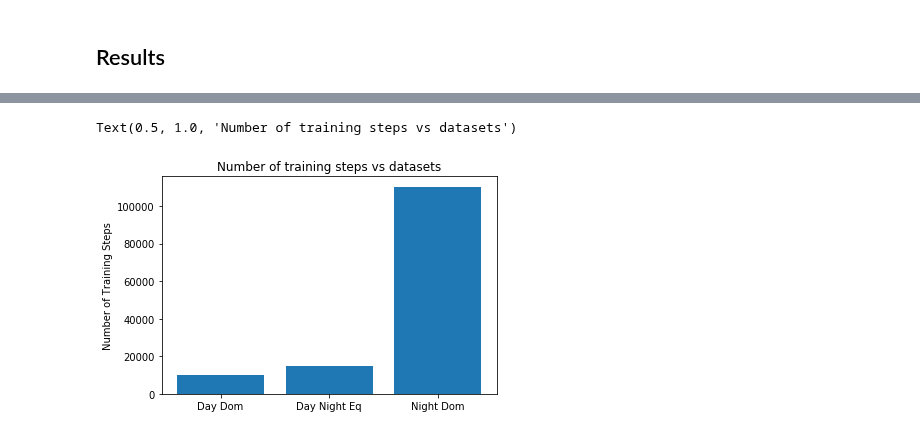
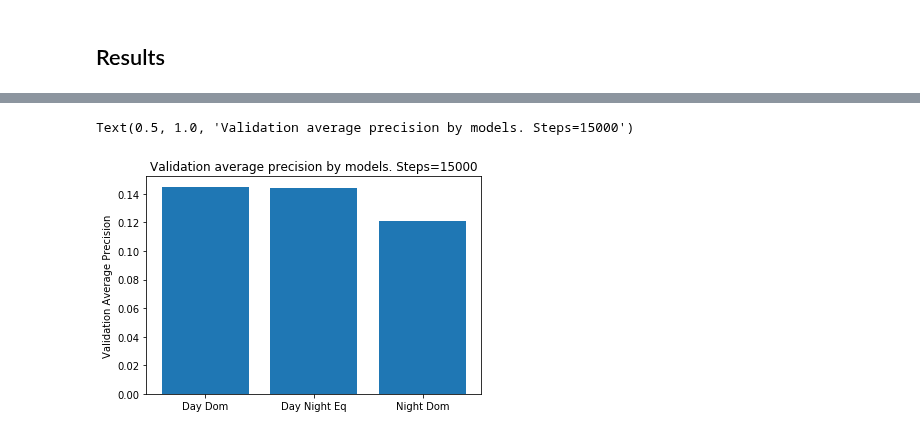
Before and after one commit to noya/strata-bias-demo, a Jupyter notebook: presentation_plots.ipynb, the cells around one changed output, grey strips where cells are left out. Drawn from its saved outputs; the diff is of its cells as text; code cells hidden in the pictures.

Commit message:
edits to presentation plots

```diff
--- a/presentation_plots.ipynb
+++ b/presentation_plots.ipynb
@@ -456,9 +486,9 @@ ax.legend((day_recall[0], night_recall[1]), ('day', 'night'))
 # %%
-training_times = [10000, 15000, 110310]
-plt.bar(gridnumber, training_times)
+val_accuracy = [0.145, 0.144, 0.121]
+plt.bar(gridnumber, val_accuracy)
 plt.xticks(gridnumber, ['Day Dom', 'Day Night Eq', 'Night Dom'])
-plt.ylabel('Number of Training Steps')
-plt.title('Number of training steps vs datasets')
+plt.ylabel('Validation Average Precision')
+plt.title('Validation average precision by models. Steps=15000')
 # %% [output]
-Text(0.5, 1.0, 'Number of training steps vs datasets')
+Text(0.5, 1.0, 'Validation average precision by models. Steps=15000')
-[figure, old version]
+[figure, new version]
```
Also changed, not shown: parts of 8 cells of this notebook.
